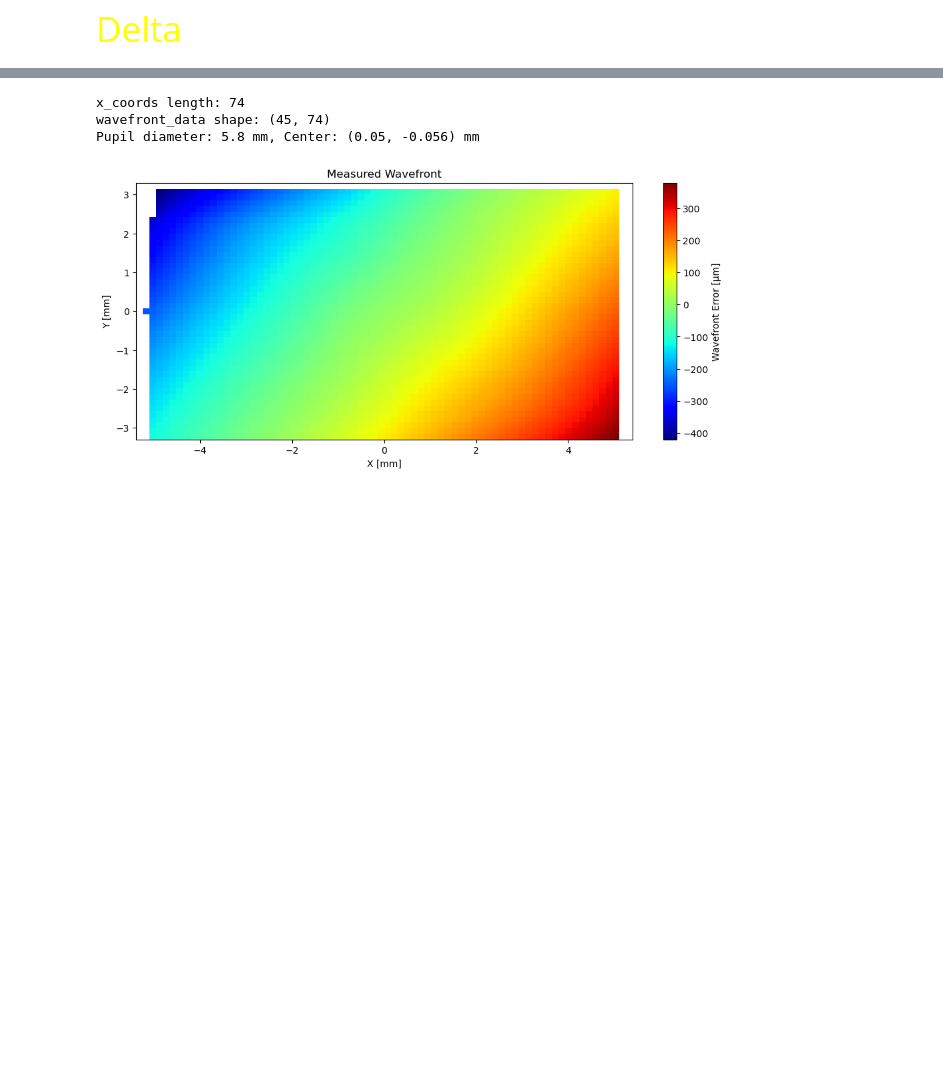
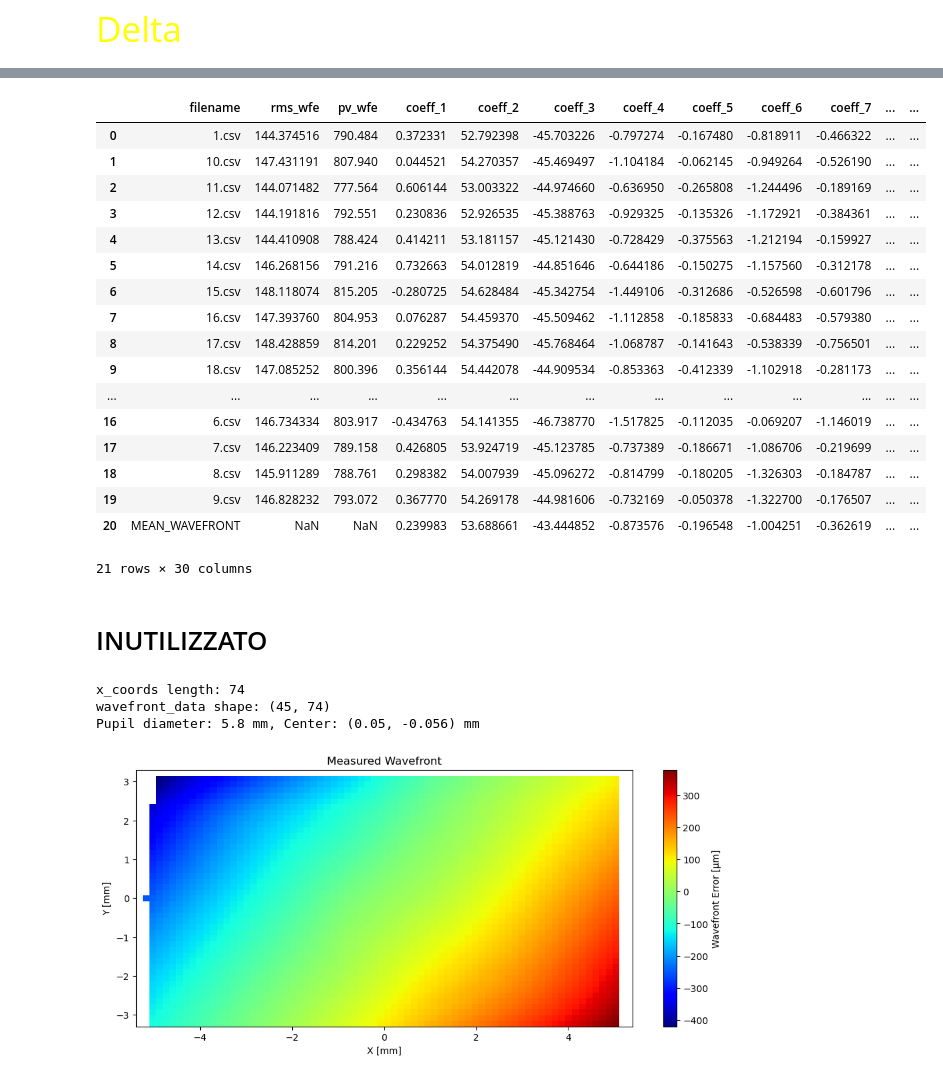
Before and after one commit to Leonardo-5/Zernike_analysis_of_wavefront, a Jupyter notebook: Zernike_fit_2.ipynb, the cells around one changed output, grey strips where cells are left out. Cells and saved outputs as stored; diff of their text form; code cells hidden in the pictures; blank space fills up the shorter version.

Commit message:
wfe mean update

```diff
--- a/Zernike_fit_2.ipynb
+++ b/Zernike_fit_2.ipynb
@@ -714,3 +975,26 @@ df
+# %%
+df
+# %% [output]
+|  | filename | rms_wfe | pv_wfe | coeff_1 | coeff_2 | coeff_3 | coeff_4 | coeff_5 | coeff_6 | coeff_7 | ... | ... |
+| 0 | 1.csv | 144.374516 | 790.484 | 0.372331 | 52.792398 | -45.703226 | -0.797274 | -0.167480 | -0.818911 | -0.466322 | ... | ... |
+| 1 | 10.csv | 147.431191 | 807.940 | 0.044521 | 54.270357 | -45.469497 | -1.104184 | -0.062145 | -0.949264 | -0.526190 | ... | ... |
+| 2 | 11.csv | 144.071482 | 777.564 | 0.606144 | 53.003322 | -44.974660 | -0.636950 | -0.265808 | -1.244496 | -0.189169 | ... | ... |
+| 3 | 12.csv | 144.191816 | 792.551 | 0.230836 | 52.926535 | -45.388763 | -0.929325 | -0.135326 | -1.172921 | -0.384361 | ... | ... |
+| 4 | 13.csv | 144.410908 | 788.424 | 0.414211 | 53.181157 | -45.121430 | -0.728429 | -0.375563 | -1.212194 | -0.159927 | ... | ... |
+| 5 | 14.csv | 146.268156 | 791.216 | 0.732663 | 54.012819 | -44.851646 | -0.644186 | -0.150275 | -1.157560 | -0.312178 | ... | ... |
+| 6 | 15.csv | 148.118074 | 815.205 | -0.280725 | 54.628484 | -45.342754 | -1.449106 | -0.312686 | -0.526598 | -0.601796 | ... | ... |
+| 7 | 16.csv | 147.393760 | 804.953 | 0.076287 | 54.459370 | -45.509462 | -1.112858 | -0.185833 | -0.684483 | -0.579380 | ... | ... |
+| 8 | 17.csv | 148.428859 | 814.201 | 0.229252 | 54.375490 | -45.768464 | -1.068787 | -0.141643 | -0.538339 | -0.756501 | ... | ... |
+| 9 | 18.csv | 147.085252 | 800.396 | 0.356144 | 54.442078 | -44.909534 | -0.853363 | -0.412339 | -1.102918 | -0.281173 | ... | ... |
+| ... | ... | ... | ... | ... | ... | ... | ... | ... | ... | ... | ... | ... |
+| 16 | 6.csv | 146.734334 | 803.917 | -0.434763 | 54.141355 | -46.738770 | -1.517825 | -0.112035 | -0.069207 | -1.146019 | ... | ... |
+| 17 | 7.csv | 146.223409 | 789.158 | 0.426805 | 53.924719 | -45.123785 | -0.737389 | -0.186671 | -1.086706 | -0.219699 | ... | ... |
+| 18 | 8.csv | 145.911289 | 788.761 | 0.298382 | 54.007939 | -45.096272 | -0.814799 | -0.180205 | -1.326303 | -0.184787 | ... | ... |
+| 19 | 9.csv | 146.828232 | 793.072 | 0.367770 | 54.269178 | -44.981606 | -0.732169 | -0.050378 | -1.322700 | -0.176507 | ... | ... |
+| 20 | MEAN_WAVEFRONT | NaN | NaN | 0.239983 | 53.688661 | -43.444852 | -0.873576 | -0.196548 | -1.004251 | -0.362619 | ... | ... |
+21 rows × 30 columns
+# %% [markdown]
+# INUTILIZZATO
 # %%
 
 files = [f for f in os.listdir(directory) if f.endswith('.csv')]
```
Also changed, not shown: parts of 9 cells of this notebook, 9 other files.
